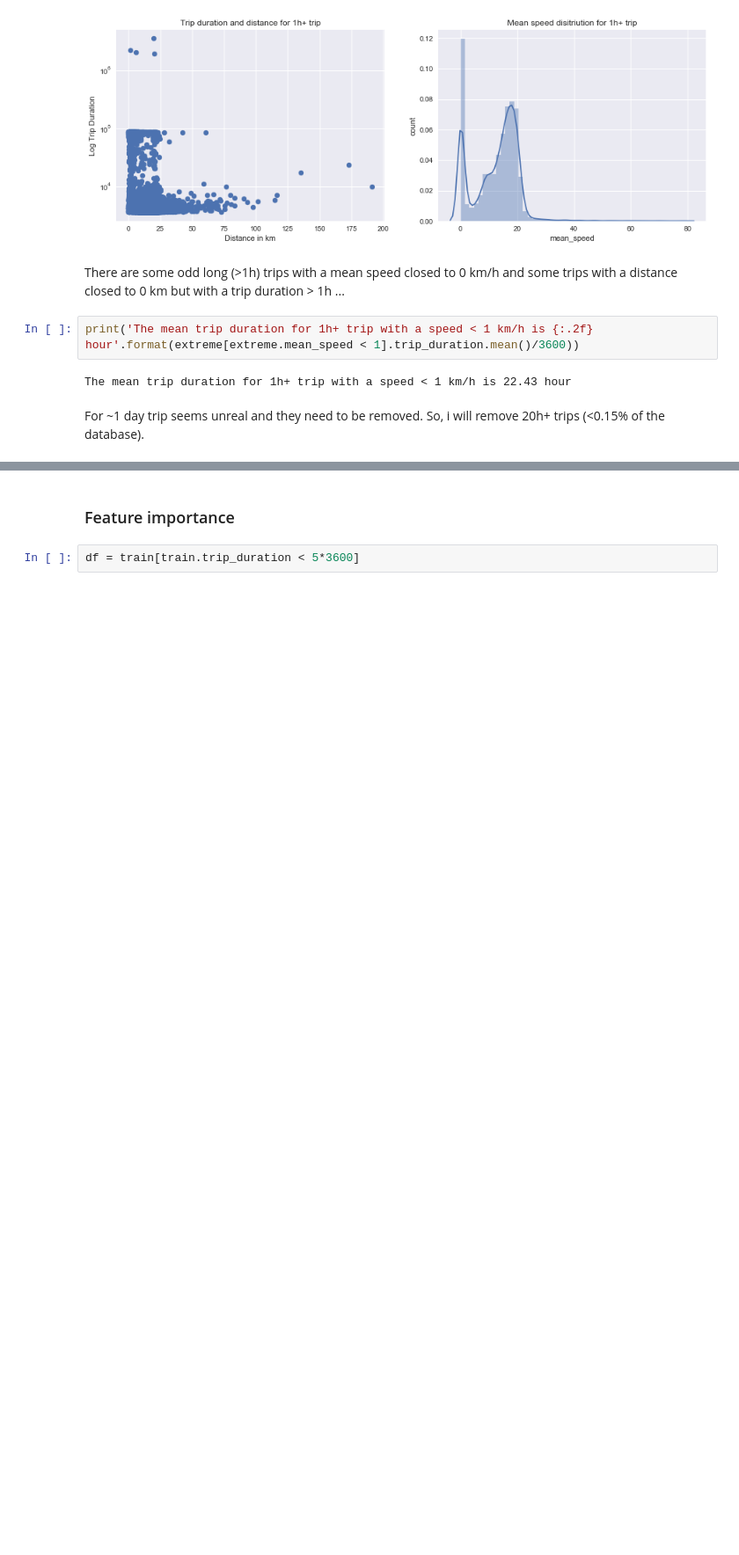
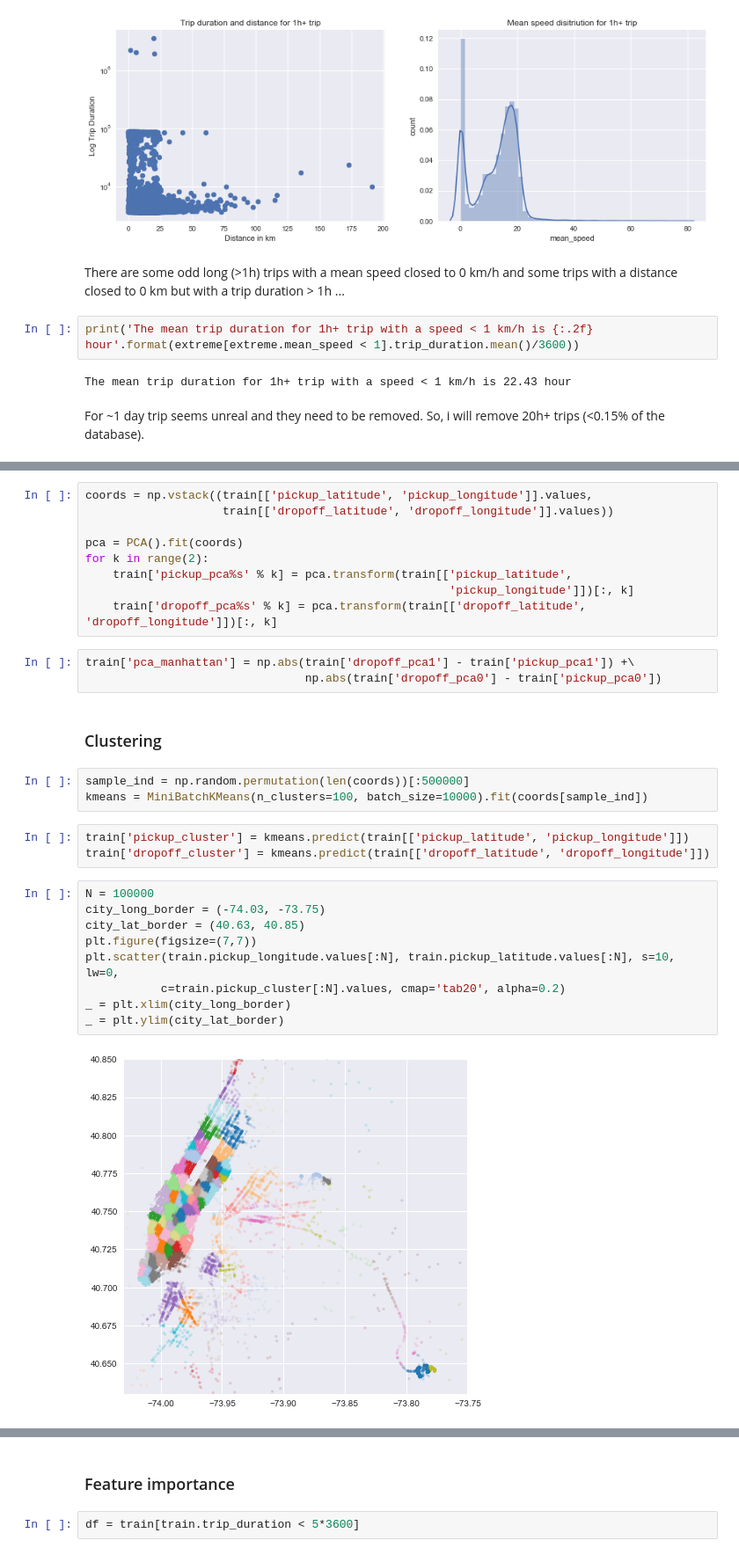
Before and after one commit to alexattia/Data-Science-Projects, a Jupyter notebook: KaggleTaxiTrip/Exploring the dataset.ipynb, the cells around one changed output, grey strips where cells are left out. Shown: that part at 88% size. Cells and saved outputs as stored; diff of their text form; blank space fills up the shorter version.

Commit message:
add PCA and geo-clustering

```diff
--- a/KaggleTaxiTrip/Exploring the dataset.ipynb
+++ b/KaggleTaxiTrip/Exploring the dataset.ipynb
@@ -193,0 +215,31 @@ For ~1 day trip seems unreal and they need to be removed. So, i will remove 20h+
+# %%
+coords = np.vstack((train[['pickup_latitude', 'pickup_longitude']].values,
+                    train[['dropoff_latitude', 'dropoff_longitude']].values))
+
+pca = PCA().fit(coords)
+for k in range(2):
+    train['pickup_pca%s' % k] = pca.transform(train[['pickup_latitude',
+                                                     'pickup_longitude']])[:, k]
+    train['dropoff_pca%s' % k] = pca.transform(train[['dropoff_latitude',                                                    'dropoff_longitude']])[:, k]
+# %%
+train['pca_manhattan'] = np.abs(train['dropoff_pca1'] - train['pickup_pca1']) +\
+                                np.abs(train['dropoff_pca0'] - train['pickup_pca0'])
+# %% [markdown]
+### Clustering
+# %%
+sample_ind = np.random.permutation(len(coords))[:500000]
+kmeans = MiniBatchKMeans(n_clusters=100, batch_size=10000).fit(coords[sample_ind])
+# %%
+train['pickup_cluster'] = kmeans.predict(train[['pickup_latitude', 'pickup_longitude']])
+train['dropoff_cluster'] = kmeans.predict(train[['dropoff_latitude', 'dropoff_longitude']])
+# %%
+N = 100000
+city_long_border = (-74.03, -73.75)
+city_lat_border = (40.63, 40.85)
+plt.figure(figsize=(7,7))
+plt.scatter(train.pickup_longitude.values[:N], train.pickup_latitude.values[:N], s=10, lw=0,
+           c=train.pickup_cluster[:N].values, cmap='tab20', alpha=0.2)
+_ = plt.xlim(city_long_border)
+_ = plt.ylim(city_lat_border)
+# %% [output]
+[figure, added]
```
Also changed, not shown: parts of 9 cells of this notebook.
